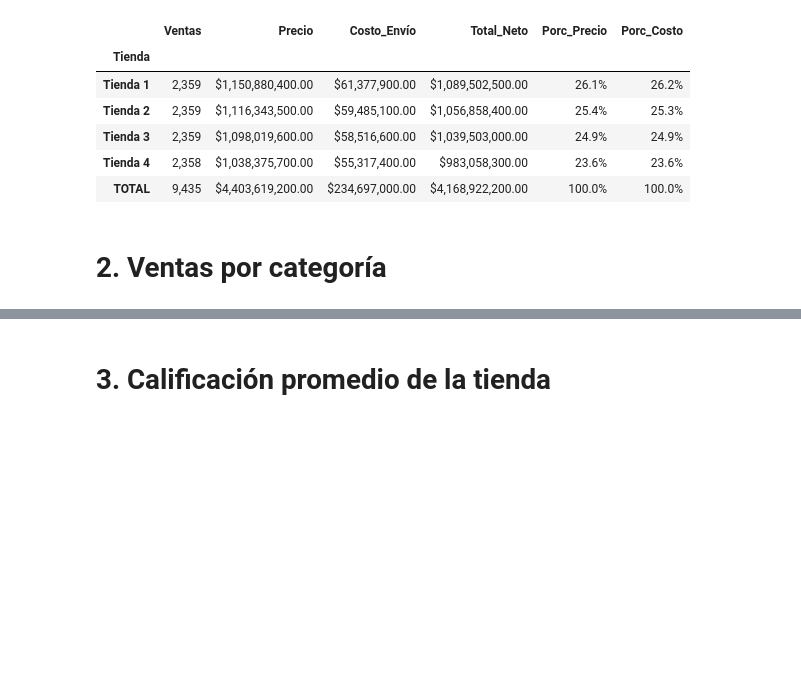
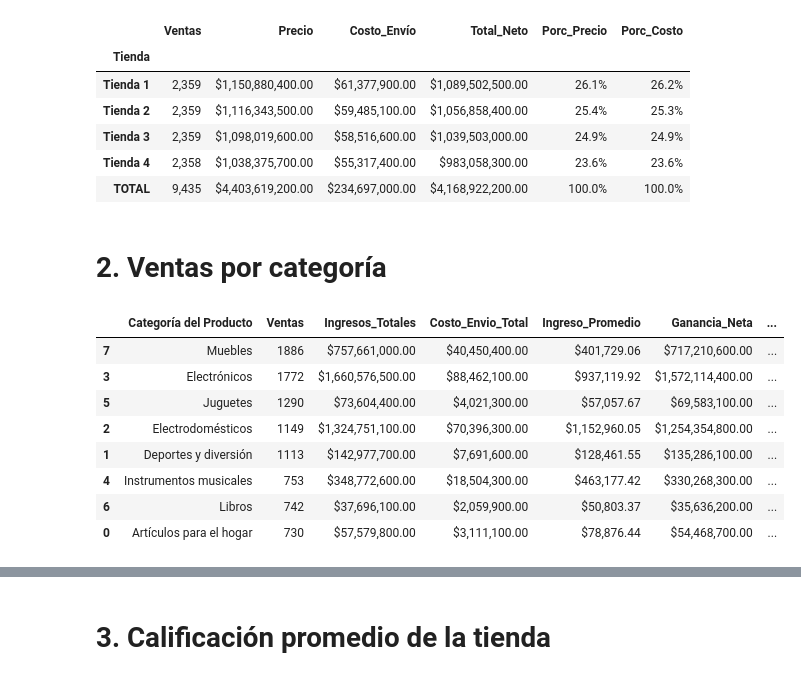
Before and after one commit to r2x4/01_challenge_data_science, a Jupyter notebook: AluraStoreLatam.ipynb, the cells around one changed output, grey strips where cells are left out. Saved outputs shown, nothing was run; the diff lists cells and outputs as text; code cells hidden in the pictures; blank space fills up the shorter version.

```diff
--- a/AluraStoreLatam.ipynb
+++ b/AluraStoreLatam.ipynb
@@ -198,3 +198,42 @@ ANÁLISIS POR TIENDAS (CON VENTAS)
 | TOTAL | 9,435 | $4,403,619,200.00 | $234,697,000.00 | $4,168,922,200.00 | 100.0% | 100.0% |
 # %% [markdown]
 # 2. Ventas por categoría
+# %%
+ventas_por_categoria = df_total.groupby('Categoría del Producto').agg(
+    Ventas=('Producto', 'count'),
+    Ingresos_Totales=('Precio', 'sum'),
+    Costo_Envio_Total=('Costo de envío', 'sum'),
+    Ingreso_Promedio=('Precio', 'mean'),
+    Facturacion_Total=('Facturación', 'sum')
+).reset_index()
+
+ventas_por_categoria['Ganancia_Neta'] = ventas_por_categoria['Ingresos_Totales'] - ventas_por_categoria['Costo_Envio_Total']
+
+ventas_por_categoria = ventas_por_categoria.sort_values('Ventas', ascending=False)
+
+for col in ['Ingresos_Totales', 'Costo_Envio_Total', 'Ingreso_Promedio', 'Ganancia_Neta', 'Facturacion_Total']:
+    ventas_por_categoria[col] = ventas_por_categoria[col].apply(lambda x: f"${x:,.2f}")
+
+column_order = [
+    'Categoría del Producto',
+    'Ventas',
+    'Ingresos_Totales',
+    'Costo_Envio_Total',
+    'Ingreso_Promedio',
+    'Ganancia_Neta',
+    'Facturacion_Total'
+]
+
+ventas_por_categoria = ventas_por_categoria[column_order]
+
+display(ventas_por_categoria)
+# %% [output]
+|  | Categoría del Producto | Ventas | Ingresos_Totales | Costo_Envio_Total | Ingreso_Promedio | Ganancia_Neta | ... |
+| 7 | Muebles | 1886 | $757,661,000.00 | $40,450,400.00 | $401,729.06 | $717,210,600.00 | ... |
+| 3 | Electrónicos | 1772 | $1,660,576,500.00 | $88,462,100.00 | $937,119.92 | $1,572,114,400.00 | ... |
+| 5 | Juguetes | 1290 | $73,604,400.00 | $4,021,300.00 | $57,057.67 | $69,583,100.00 | ... |
+| 2 | Electrodomésticos | 1149 | $1,324,751,100.00 | $70,396,300.00 | $1,152,960.05 | $1,254,354,800.00 | ... |
+| 1 | Deportes y diversión | 1113 | $142,977,700.00 | $7,691,600.00 | $128,461.55 | $135,286,100.00 | ... |
+| 4 | Instrumentos musicales | 753 | $348,772,600.00 | $18,504,300.00 | $463,177.42 | $330,268,300.00 | ... |
+| 6 | Libros | 742 | $37,696,100.00 | $2,059,900.00 | $50,803.37 | $35,636,200.00 | ... |
+| 0 | Artículos para el hogar | 730 | $57,579,800.00 | $3,111,100.00 | $78,876.44 | $54,468,700.00 | ... |
```
Also changed, not shown: parts of 3 cells of this notebook.
